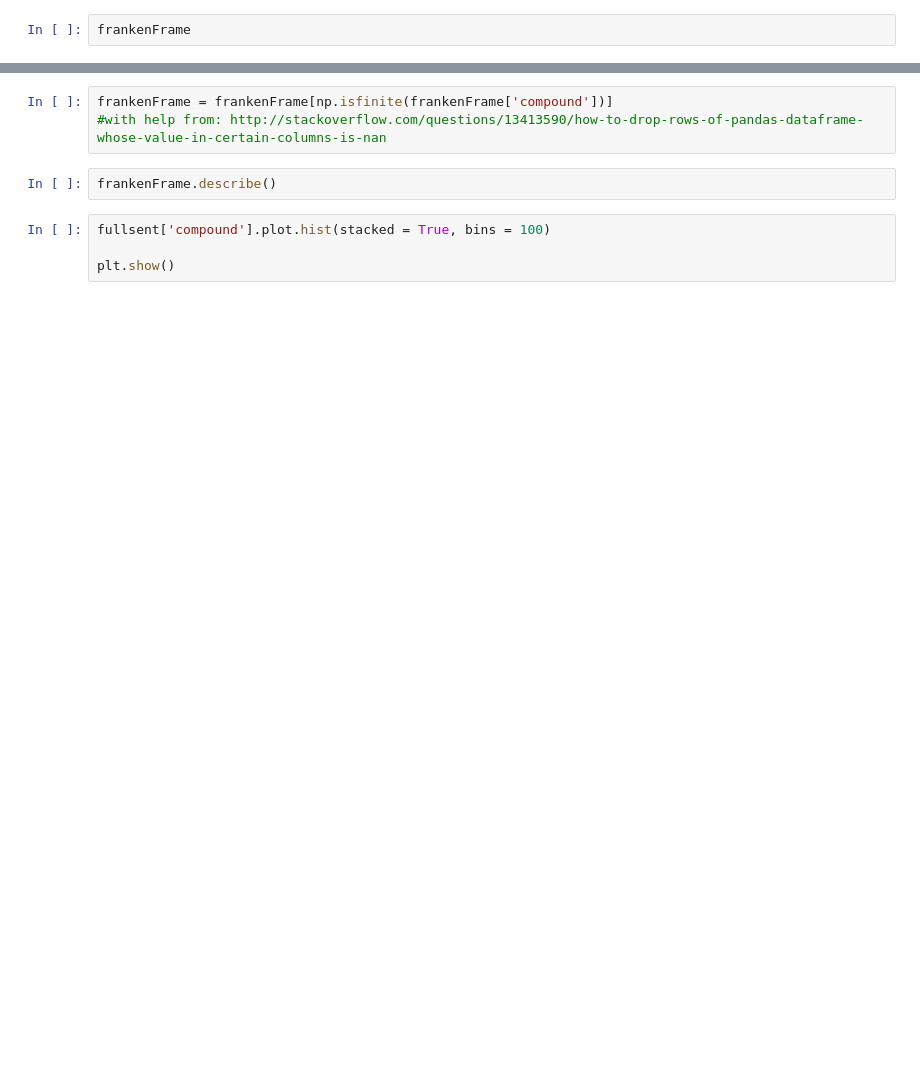
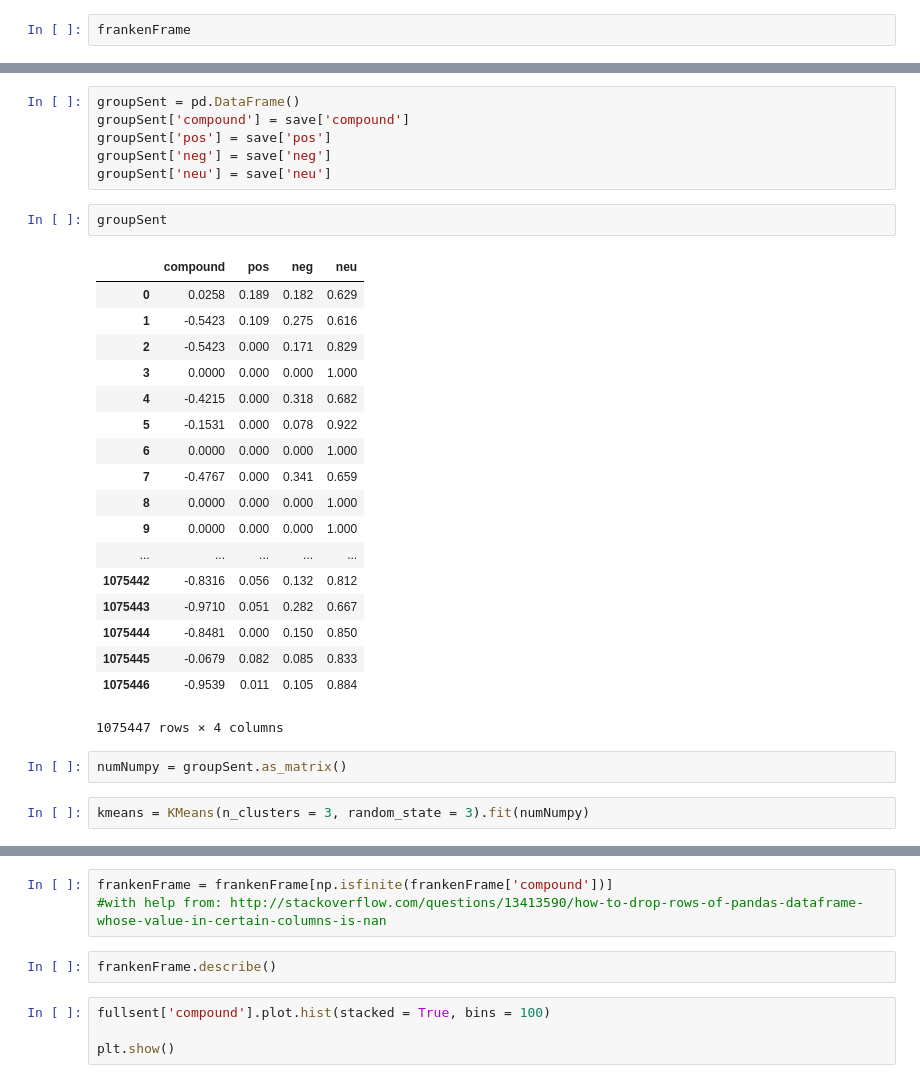
Before and after one commit to bmart847/RecallAnalysis, a Jupyter notebook: cars.ipynb, the cells around one changed output, grey strips where cells are left out. Drawn from its saved outputs; the diff is of its cells as text; blank space fills up the shorter version.

```diff
--- a/cars.ipynb
+++ b/cars.ipynb
@@ -1217,0 +1112,31 @@ testSent
+# %%
+groupSent = pd.DataFrame()
+groupSent['compound'] = save['compound']
+groupSent['pos'] = save['pos']
+groupSent['neg'] = save['neg']
+groupSent['neu'] = save['neu']
+# %%
+groupSent
+# %% [output]
+|  | compound | pos | neg | neu |
+| 0 | 0.0258 | 0.189 | 0.182 | 0.629 |
+| 1 | -0.5423 | 0.109 | 0.275 | 0.616 |
+| 2 | -0.5423 | 0.000 | 0.171 | 0.829 |
+| 3 | 0.0000 | 0.000 | 0.000 | 1.000 |
+| 4 | -0.4215 | 0.000 | 0.318 | 0.682 |
+| 5 | -0.1531 | 0.000 | 0.078 | 0.922 |
+| 6 | 0.0000 | 0.000 | 0.000 | 1.000 |
+| 7 | -0.4767 | 0.000 | 0.341 | 0.659 |
+| 8 | 0.0000 | 0.000 | 0.000 | 1.000 |
+| 9 | 0.0000 | 0.000 | 0.000 | 1.000 |
+| ... | ... | ... | ... | ... |
+| 1075442 | -0.8316 | 0.056 | 0.132 | 0.812 |
+| 1075443 | -0.9710 | 0.051 | 0.282 | 0.667 |
+| 1075444 | -0.8481 | 0.000 | 0.150 | 0.850 |
+| 1075445 | -0.0679 | 0.082 | 0.085 | 0.833 |
+| 1075446 | -0.9539 | 0.011 | 0.105 | 0.884 |
+1075447 rows × 4 columns
+# %%
+numNumpy = groupSent.as_matrix()
+# %%
+kmeans = KMeans(n_clusters = 3, random_state = 3).fit(numNumpy)
```
Also changed, not shown: parts of 36 cells of this notebook.
